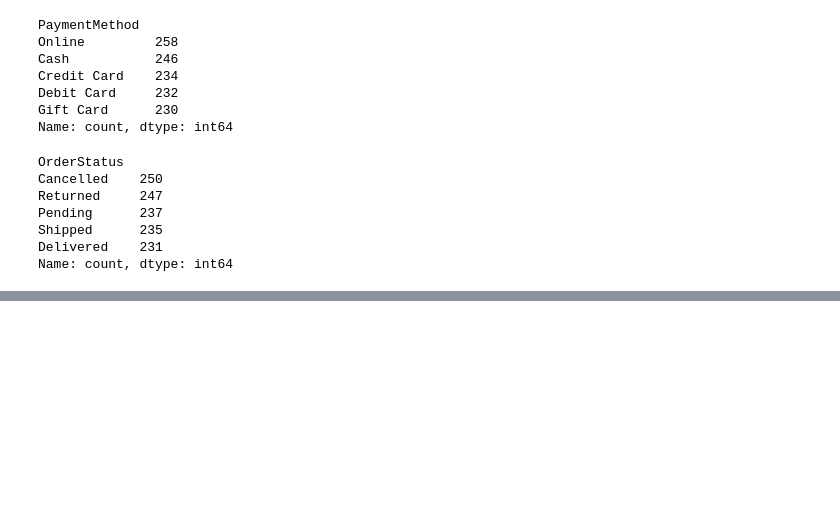
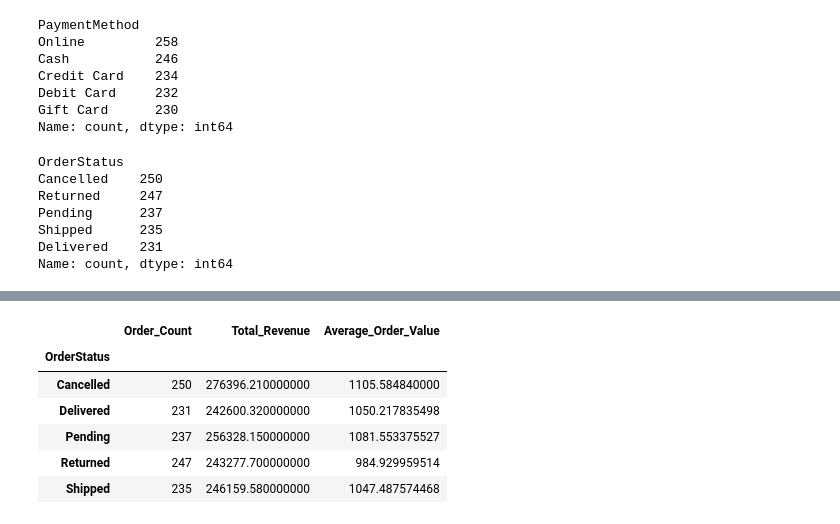
Before and after one commit to aqsakhan3/project-2, a Jupyter notebook: EDA_using_pandas.ipynb, the cells around one changed output, grey strips where cells are left out. Saved outputs shown, nothing was run; the diff lists cells and outputs as text; code cells hidden in the pictures; blank space fills up the shorter version.

```diff
--- a/EDA_using_pandas.ipynb
+++ b/EDA_using_pandas.ipynb
@@ -215,0 +256,2 @@ Name: count, dtype: int64
+# %%
+pd.set_option('display.float_format', lambda x: '%.9f' % x)
@@ -215,0 +274,15 @@ Name: count, dtype: int64
+# %%
+df.groupby("OrderStatus",observed=False).agg(
+    Order_Count = ("OrderStatus","count"),
+    Total_Revenue = ("TotalPrice","sum"),
+    Average_Order_Value = ("TotalPrice","mean")
+)
+# Cancelled orders have the highest total revenue among order statuses.
+# %% [output]
+|  | Order_Count | Total_Revenue | Average_Order_Value |
+| OrderStatus |  |  |  |
+| Cancelled | 250 | 276396.210000000 | 1105.584840000 |
+| Delivered | 231 | 242600.320000000 | 1050.217835498 |
+| Pending | 237 | 256328.150000000 | 1081.553375527 |
+| Returned | 247 | 243277.700000000 | 984.929959514 |
+| Shipped | 235 | 246159.580000000 | 1047.487574468 |
```
Also changed, not shown: parts of 11 cells of this notebook.
